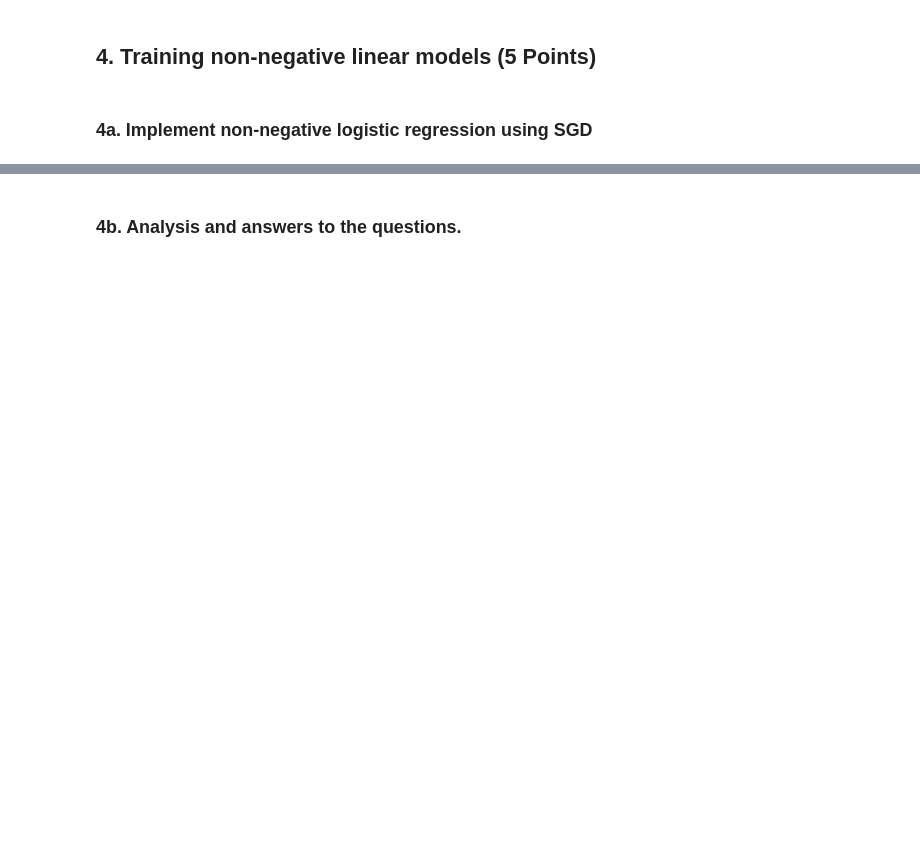
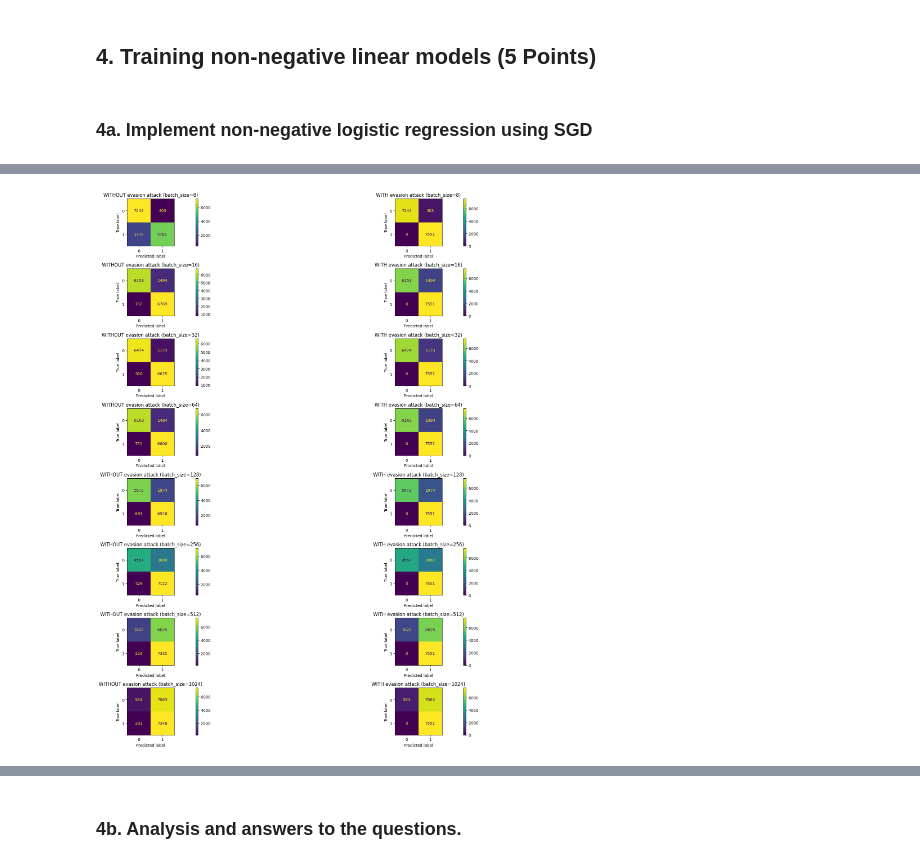
Before and after one commit to kbaran1998/CS4035-cyber-data, a Jupyter notebook: lab4/Lab4.ipynb, the cells around one changed output, grey strips where cells are left out. Saved outputs shown, nothing was run; the diff lists cells and outputs as text; code cells hidden in the pictures; blank space fills up the shorter version.

```diff
--- a/lab4/Lab4.ipynb
+++ b/lab4/Lab4.ipynb
@@ -288,0 +400,9 @@ After applying evation to the train dataset, we can see that the regular test ac
+# %%
+batch_sizes = [8, 16, 32, 64, 128, 256, 512, 1024]
+
+trained_models = []
+for batch_size in batch_sizes:
+    print()
+    print(f"+++++++++++++++++Train on batch_size={batch_size}+++++++++++++++++")
+    print()
+    trained_models.append(train_sdg_classifier((X_train, y_train), batch_size=batch_size, verbose=0))
@@ -288,0 +425,15 @@ After applying evation to the train dataset, we can see that the regular test ac
+# %%
+_, ax = plt.subplots(len(batch_sizes), 2, figsize=(25, 20))
+
+for i, batch_size in enumerate(batch_sizes):
+    y_pred = trained_models[i].predict(X_test)
+    y_pred_evaded = trained_models[i].predict(X_test_evaded)
+
+    ConfusionMatrixDisplay.from_predictions(y_test, y_pred, ax=ax[i, 0])
+    ax[i, 0].set_title(f'WITHOUT evasion attack (batch_size={batch_size})')
+    ConfusionMatrixDisplay.from_predictions(y_test, y_pred_evaded, ax=ax[i, 1])
+    ax[i, 1].set_title(f'WITH evasion attack (batch_size={batch_size})')
+plt.tight_layout()
+plt.show()
+# %% [output]
+[figure, added]
```
Also changed, not shown: parts of 31 cells of this notebook.
